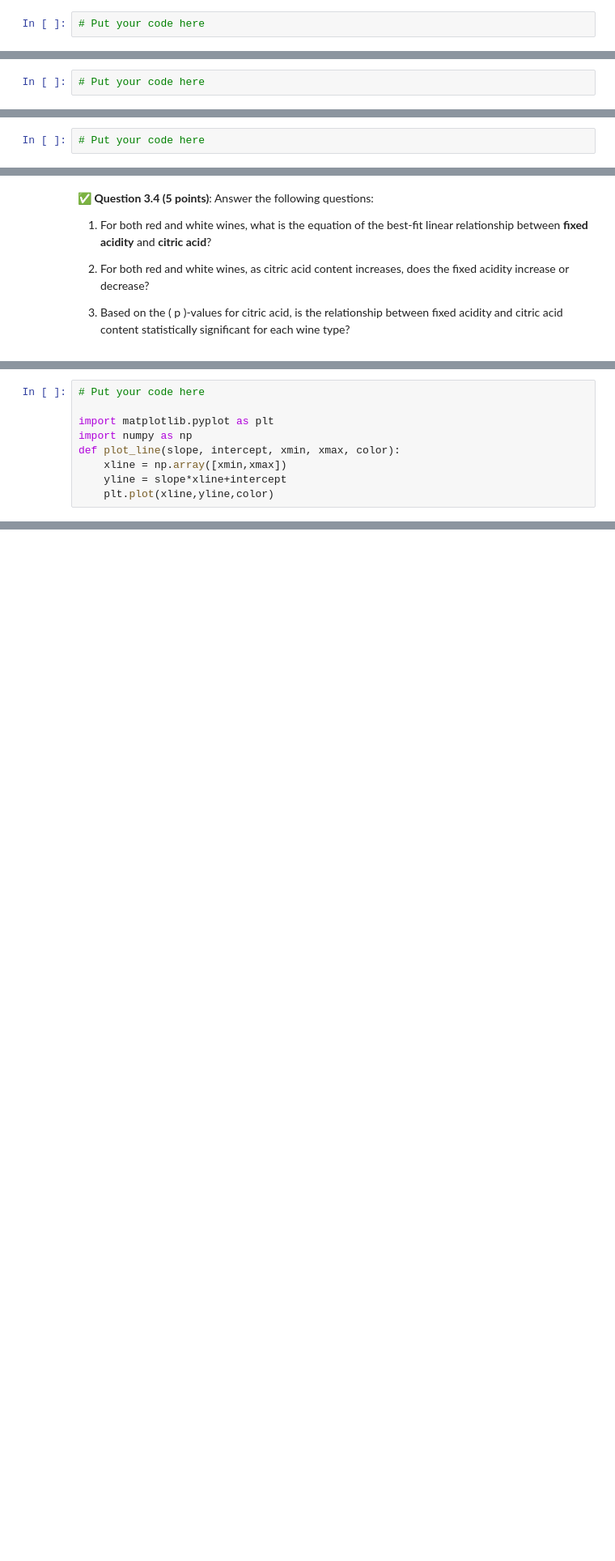
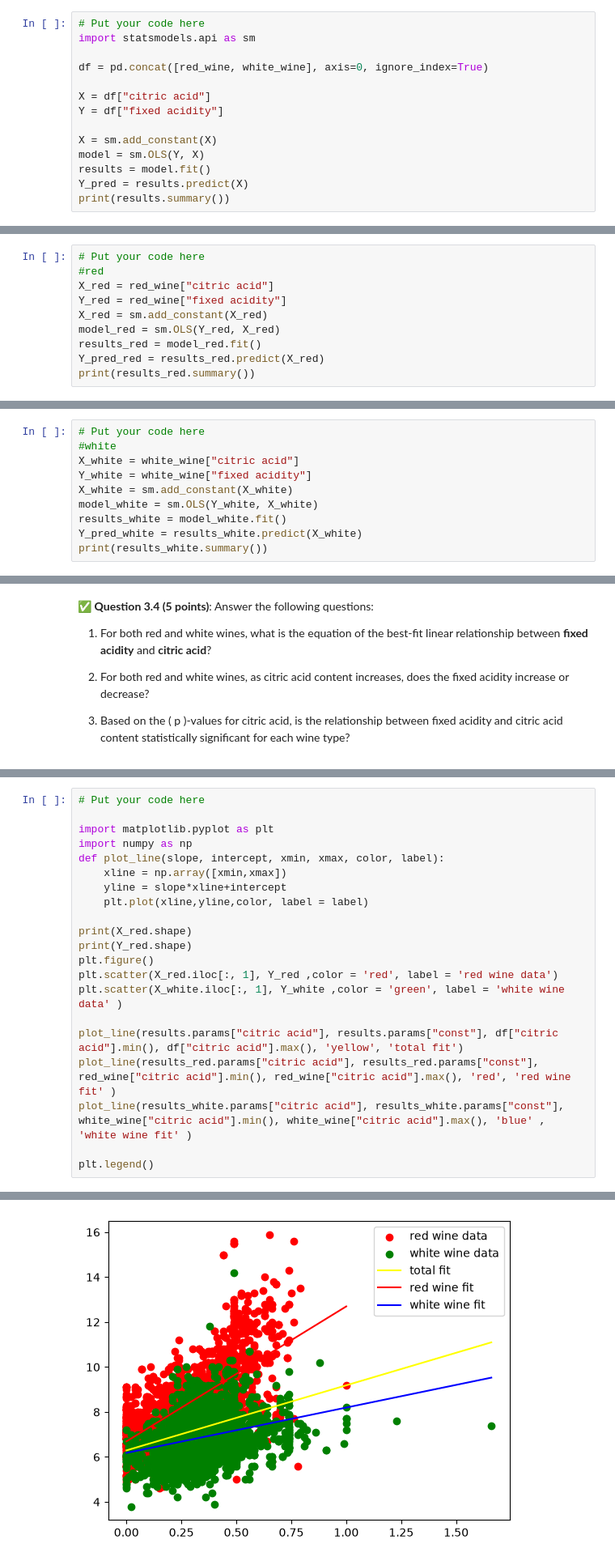
Before and after one commit to Joseph-wang1/CMSE202-f26-turnin, a Jupyter notebook: hw-03/HW03-Regression-STUDENT (1).ipynb, the cells around one changed output, grey strips where cells are left out. Shown at 81% size. Saved outputs shown, nothing was run; the diff lists cells and outputs as text; blank space fills up the shorter version.

```diff
--- a/hw-03/HW03-Regression-STUDENT (1).ipynb
+++ b/hw-03/HW03-Regression-STUDENT (1).ipynb
@@ -416,3 +416,15 @@ This regression analysis can reveal subtle patterns in acidity management, helpi
 **Important: make sure you are using the _entire_ combined wine dataset, not just a subset.** The first step should be to build a combined dataframe (using `pd.concat`) out of the white and red wine data.
 # %%
 # Put your code here
+import statsmodels.api as sm
+
+df = pd.concat([red_wine, white_wine], axis=0, ignore_index=True)
+
+X = df["citric acid"]
+Y = df["fixed acidity"]
+
+X = sm.add_constant(X)
+model = sm.OLS(Y, X)
+results = model.fit()
+Y_pred = results.predict(X)
+print(results.summary())
@@ -440,3 +473,11 @@ This regression analysis can reveal subtle patterns in acidity management, helpi
 &#9989; **Question 3.3.1 (2 points)**: Using the `OLS` method in `statsmodels`, perform a linear regression to predict the **fixed acidity** of red wine samples using **citric acid** as the predictor, and display the results summary.
 # %%
 # Put your code here
+#red
+X_red = red_wine["citric acid"]
+Y_red = red_wine["fixed acidity"]
+X_red = sm.add_constant(X_red)
+model_red = sm.OLS(Y_red, X_red)
+results_red = model_red.fit()
+Y_pred_red = results_red.predict(X_red)
+print(results_red.summary())
@@ -449,3 +508,11 @@ This regression analysis can reveal subtle patterns in acidity management, helpi
 &#9989; **Question 3.3.2 (2 points)**: Using the `OLS` method in `statsmodels`, perform a linear regression to predict the **fixed acidity** of white wine samples using **citric acid** as the predictor, and display the results summary.
 # %%
 # Put your code here
+#white
+X_white = white_wine["citric acid"]
+Y_white = white_wine["fixed acidity"]
+X_white = sm.add_constant(X_white)
+model_white = sm.OLS(Y_white, X_white)
+results_white = model_white.fit()
+Y_pred_white = results_white.predict(X_white)
+print(results_white.summary())
@@ -480,7 +568,20 @@ This regression analysis can reveal subtle patterns in acidity management, helpi
 
 import matplotlib.pyplot as plt
 import numpy as np
-def plot_line(slope, intercept, xmin, xmax, color):
+def plot_line(slope, intercept, xmin, xmax, color, label):
     xline = np.array([xmin,xmax])
     yline = slope*xline+intercept
-    plt.plot(xline,yline,color)
+    plt.plot(xline,yline,color, label = label)
+
+print(X_red.shape)
+print(Y_red.shape)
+plt.figure()
+plt.scatter(X_red.iloc[:, 1], Y_red ,color = 'red', label = 'red wine data')
+plt.scatter(X_white.iloc[:, 1], Y_white ,color = 'green', label = 'white wine data' )
+
+plot_line(results.params["citric acid"], results.params["const"], df["citric acid"].min(), df["citric acid"].max(), 'yellow', 'total fit')
+plot_line(results_red.params["citric acid"], results_red.params["const"], red_wine["citric acid"].min(), red_wine["citric acid"].max(), 'red', 'red wine fit' )
+plot_line(results_white.params["citric acid"], results_white.params["const"], white_wine["citric acid"].min(), white_wine["citric acid"].max(), 'blue' , 'white wine fit' )
+
+plt.legend()
+# %% [output]
@@ -487,3 +591,4 @@ def plot_line(slope, intercept, xmin, xmax, color):
+[figure, added]
 # %% [markdown]
 <!-- END QUESTION -->
 <!-- DO NOT MODIFY OR DELETE THIS CELL. Make sure your solution to the question above is in the cell(s) above this one. -->
```
Also changed, not shown: parts of 6 cells of this notebook.
